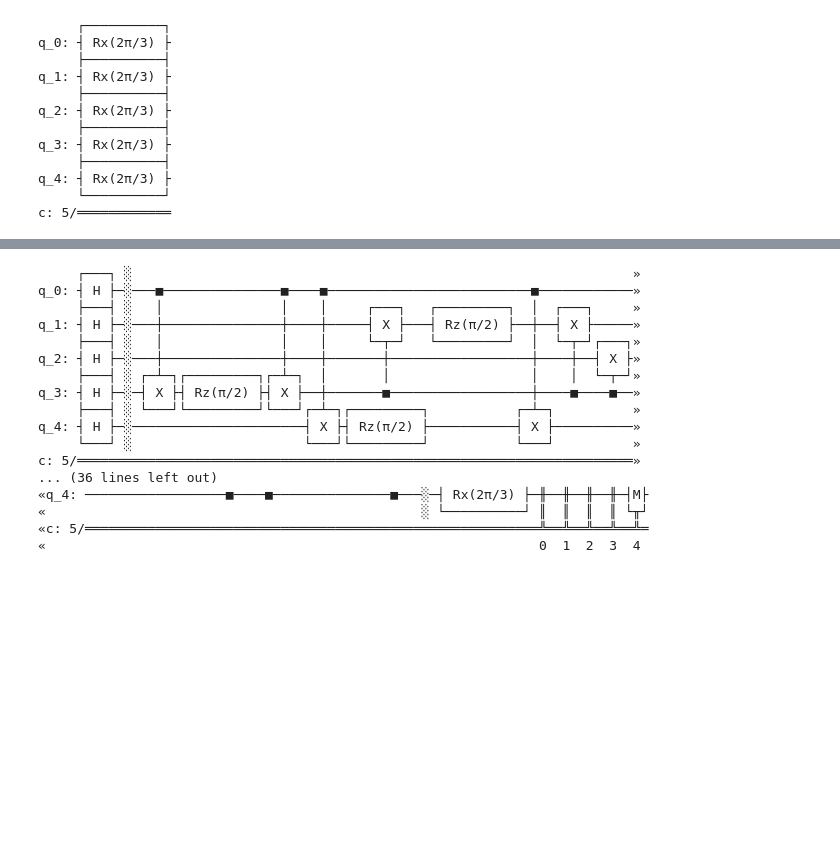
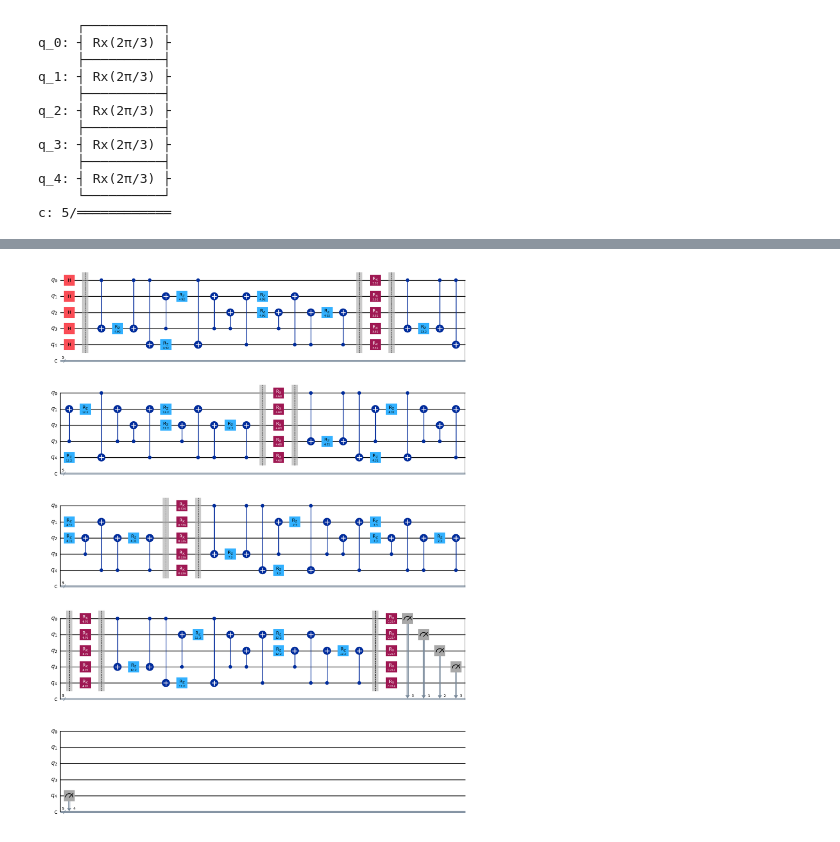
Before and after one commit to Barath-T/qc, a Jupyter notebook: qaoa_maxcut.ipynb, the cells around one changed output, grey strips where cells are left out. Cells and saved outputs as stored; diff of their text form; code cells hidden in the pictures; blank space fills up the shorter version.

```diff
--- a/qaoa_maxcut.ipynb
+++ b/qaoa_maxcut.ipynb
@@ -168,20 +164,4 @@ plot_histogram(counts)
 # %%
-qc.draw()
+qc.draw(output='mpl')
 # %% [output]
-     ┌───┐ ░                                                                »
-q_0: ┤ H ├─░───■───────────────■────■──────────────────────────■────────────»
-     ├───┤ ░   │               │    │     ┌───┐   ┌─────────┐  │  ┌───┐     »
-q_1: ┤ H ├─░───┼───────────────┼────┼─────┤ X ├───┤ Rz(π/2) ├──┼──┤ X ├─────»
-     ├───┤ ░   │               │    │     └─┬─┘   └─────────┘  │  └─┬─┘┌───┐»
-q_2: ┤ H ├─░───┼───────────────┼────┼───────┼──────────────────┼────┼──┤ X ├»
-     ├───┤ ░ ┌─┴─┐┌─────────┐┌─┴─┐  │       │                  │    │  └─┬─┘»
-q_3: ┤ H ├─░─┤ X ├┤ Rz(π/2) ├┤ X ├──┼───────■──────────────────┼────■────■──»
-     ├───┤ ░ └───┘└─────────┘└───┘┌─┴─┐┌─────────┐           ┌─┴─┐          »
-q_4: ┤ H ├─░──────────────────────┤ X ├┤ Rz(π/2) ├───────────┤ X ├──────────»
-     └───┘ ░                      └───┘└─────────┘           └───┘          »
-c: 5/═══════════════════════════════════════════════════════════════════════»
-... (36 lines left out)
-«q_4: ──────────────────■────■───────────────■───░─┤ Rx(2π/3) ├─╫──╫──╫──╫─┤M├
-«                                                ░ └──────────┘ ║  ║  ║  ║ └╥┘
-«c: 5/══════════════════════════════════════════════════════════╩══╩══╩══╩══╩═
-«                                                               0  1  2  3  4
+[figure, added]
```
Also changed, not shown: parts of 5 cells of this notebook.
